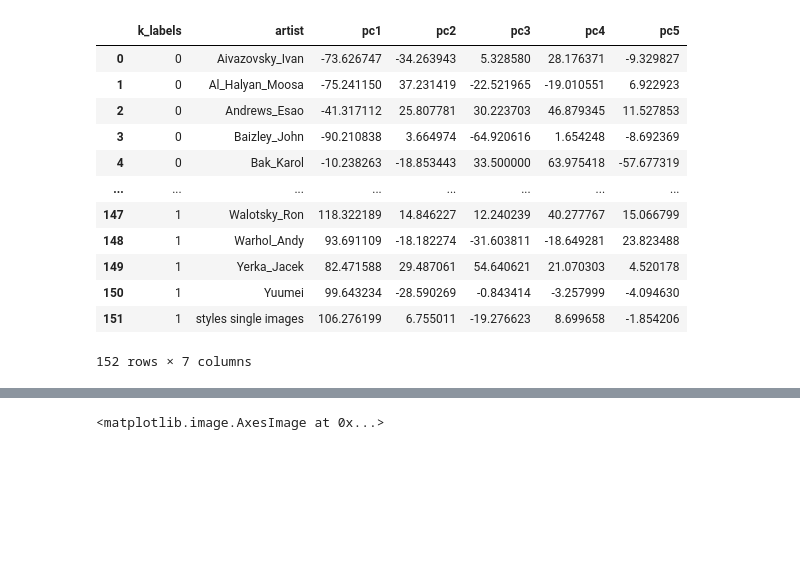
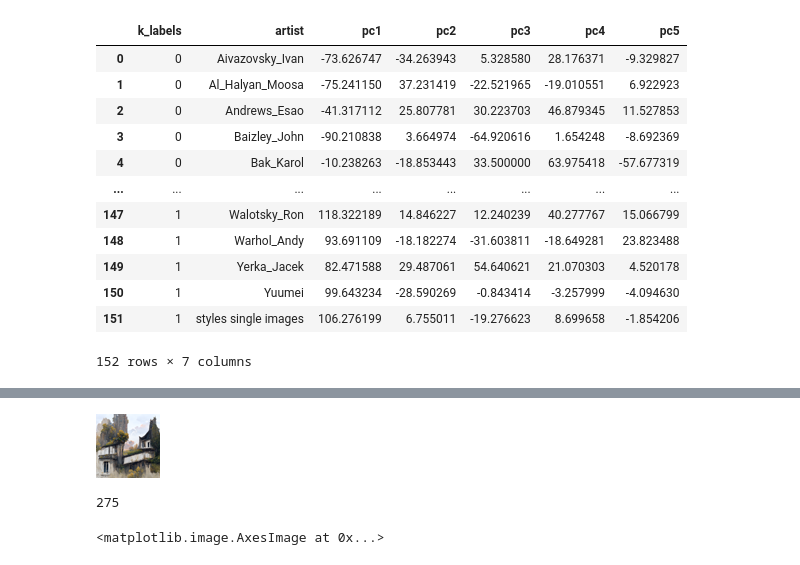
Before and after one commit to alecsharpie/artist_studies, a Jupyter notebook: notebooks/Explore_Artist_Studies.ipynb, the cells around one changed output, grey strips where cells are left out. Drawn from its saved outputs; the diff is of its cells as text; code cells hidden in the pictures; blank space fills up the shorter version.

```diff
--- a/notebooks/Explore_Artist_Studies.ipynb
+++ b/notebooks/Explore_Artist_Studies.ipynb
@@ -180,3 +144,15 @@ pcs_df
+# %%
+from tensorflow.keras.utils import array_to_img
+array_to_img(ponds_list[0]).resize((64, 64))
+# %% [output]
+[figure, added]
+# %%
+ponds = pcs_df['k_labels'] == 0
+
+pcs_df[ponds]
+np.array(ponds_list)[ponds]
+# %% [output]
+275
 # %%
 from matplotlib.offsetbox import OffsetImage, AnnotationBbox
 
```
Also changed, not shown: parts of 4 cells of this notebook.
